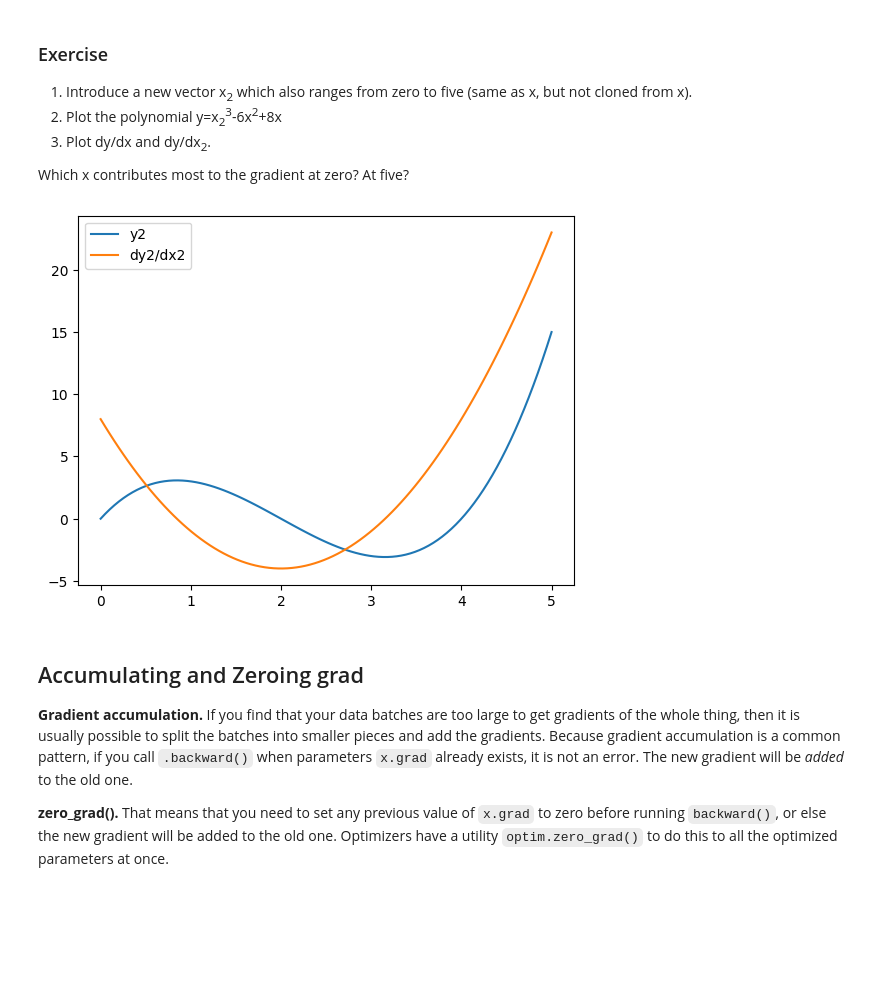
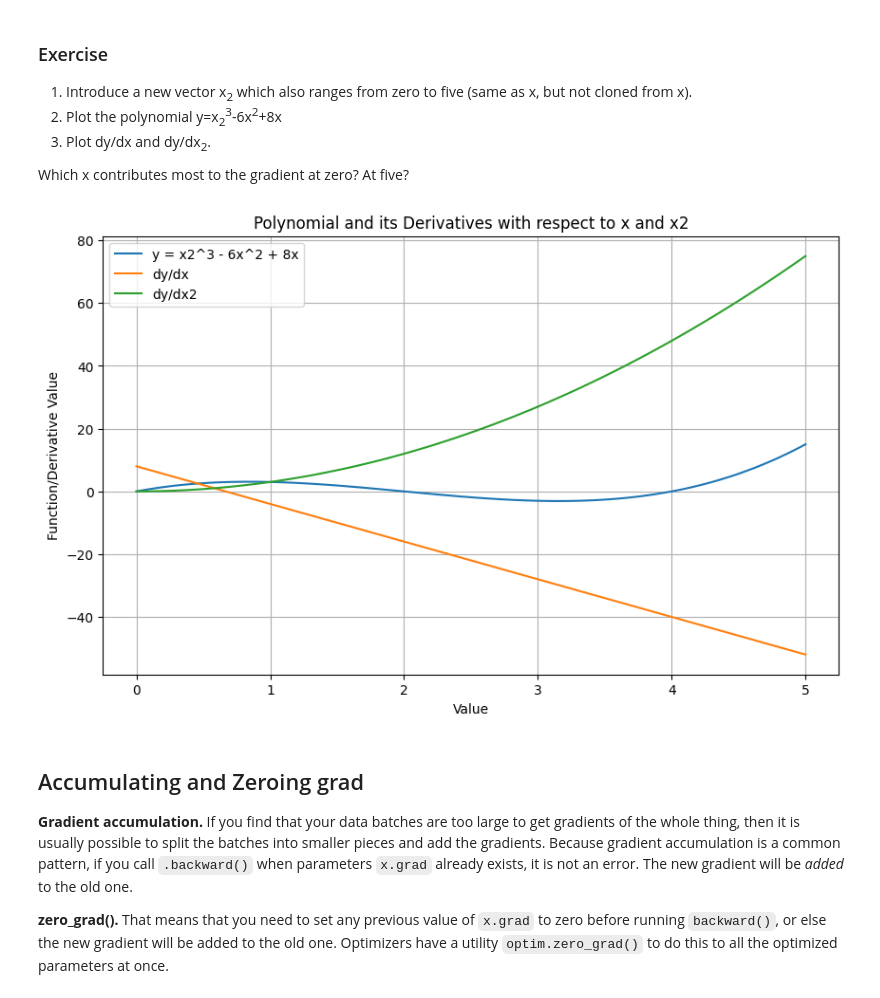
Before and after one commit to bshind87/how-to-read-pytorch, a Jupyter notebook: notebooks/2-Pytorch-Autograd.ipynb, the cells around one changed output. Drawn from its saved outputs; the diff is of its cells as text; code cells hidden in the pictures; blank space fills up the shorter version.

```diff
--- a/notebooks/2-Pytorch-Autograd.ipynb
+++ b/notebooks/2-Pytorch-Autograd.ipynb
@@ -96,22 +96,55 @@ tensor([-0.0000e+00, -2.5765e-04, -2.0612e-03, -6.9560e-03, -1.6485e-02,
 3. Plot dy/dx and dy/dx<sub>2</sub>.
 
 Which x contributes most to the gradient at zero?  At five?
-# %%
-# TODO: define x2 just like x, but not cloned from x
-x2 = torch.linspace(0, 5, 100, requires_grad=True)
-
-# TODO: Plot the given polynomial which depends on both x and x2
-y2 = (x2**3) - 6*(x2**2) + 8*x2
-
-dy2dx2 = torch.autograd.grad(y2.sum(), [x2])[0]
-
-# TODO: Plot both dy/dx and dy/dx2.  Explain what you get.
-plt.plot(x2.detach(), y2.detach(), label='y2')
-plt.plot(x2.detach(), dydx, label='dy2/dx2')
-plt.legend()
-plt.show()
-# %% [output]
-[figure, removed]
+# %%
+# To ensure x and x2 are independent and trackable for separate gradients
+x = torch.linspace(0, 5, 100, requires_grad=True)
+x2 = torch.linspace(0, 5, 100, requires_grad=True)
+
+# 2. Plot the polynomial y=x2^3-6x^2+8x
+# Note: This polynomial explicitly depends on both x and x2
+y_combined = (x2**3) - 6*(x**2) + 8*x
+
+# Compute gradients of y_combined with respect to x and x2
+# We need to pass both [x, x2] to autograd.grad to get derivatives wrt both.
+dydx, dydx2 = torch.autograd.grad(y_combined.sum(), [x, x2])
+
+# Plot the results
+plt.figure(figsize=(10, 6))
+plt.plot(x.detach(), y_combined.detach(), label='y = x2^3 - 6x^2 + 8x')
+plt.plot(x.detach(), dydx.detach(), label='dy/dx')
+plt.plot(x2.detach(), dydx2.detach(), label='dy/dx2')
+plt.legend()
+plt.title("Polynomial and its Derivatives with respect to x and x2")
+plt.xlabel("Value")
+plt.ylabel("Function/Derivative Value")
+plt.grid(True)
+plt.show()
+
+# Explanation of what you get:
+# The plot shows the original polynomial 'y_combined' which is a function of both x and x2.
+# It also shows two separate derivative curves: 'dy/dx' and 'dy/dx2'.
+# dy/dx represents how 'y_combined' changes with respect to 'x', treating 'x2' as a constant.
+# dy/dx2 represents how 'y_combined' changes with respect to 'x2', treating 'x' as a constant.
+# These are partial derivatives with respect to each input variable.
+
+# Which x contributes most to the gradient at zero? At five?
+# Let's evaluate the derivatives at x=0 and x=5 (or x2=0 and x2=5).
+# For y = x2^3 - 6x^2 + 8x:
+# dy/dx = -12x + 8
+# dy/dx2 = 3x2^2
+
+# At x=0:
+# dy/dx = -12*(0) + 8 = 8
+# dy/dx2 = 3*(0)^2 = 0
+# So, at x=0, x contributes more to the gradient.
+
+# At x=5 (assuming x and x2 are at the same point):
+# dy/dx = -12*(5) + 8 = -60 + 8 = -52
+# dy/dx2 = 3*(5)^2 = 3*25 = 75
+# So, at x=5, x2 contributes more to the gradient (specifically, it has a larger magnitude).
+# %% [output]
+[figure, added]
 # %% [markdown]
 Accumulating and Zeroing grad
 -----------------------------
```
